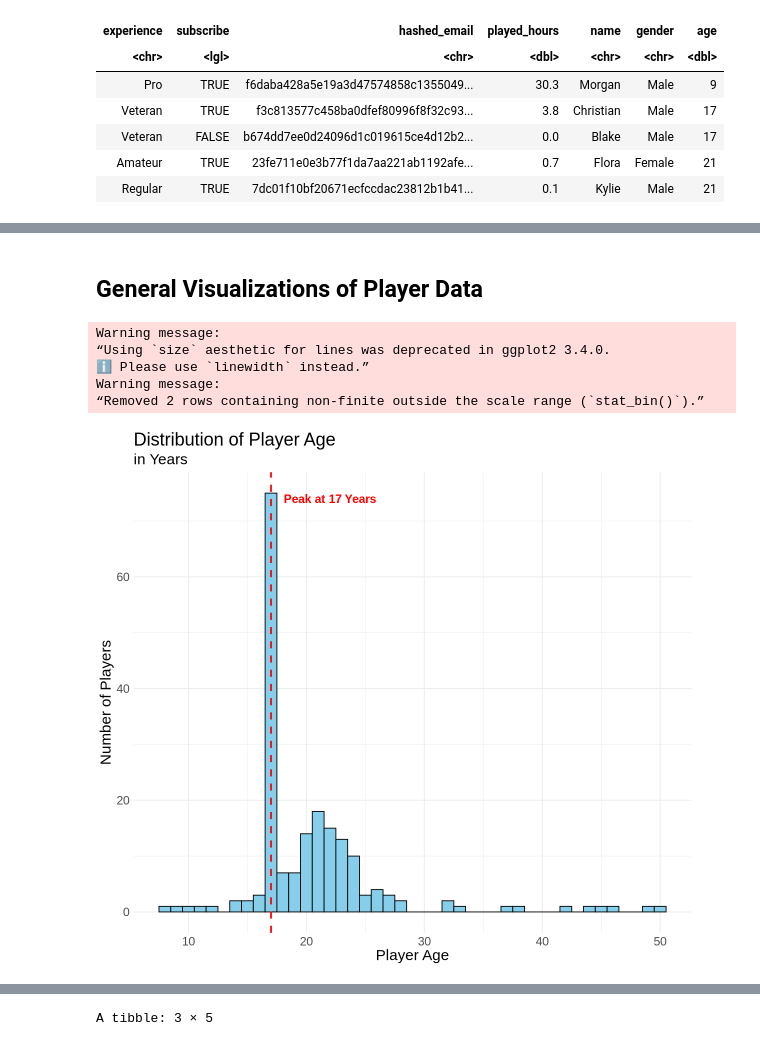
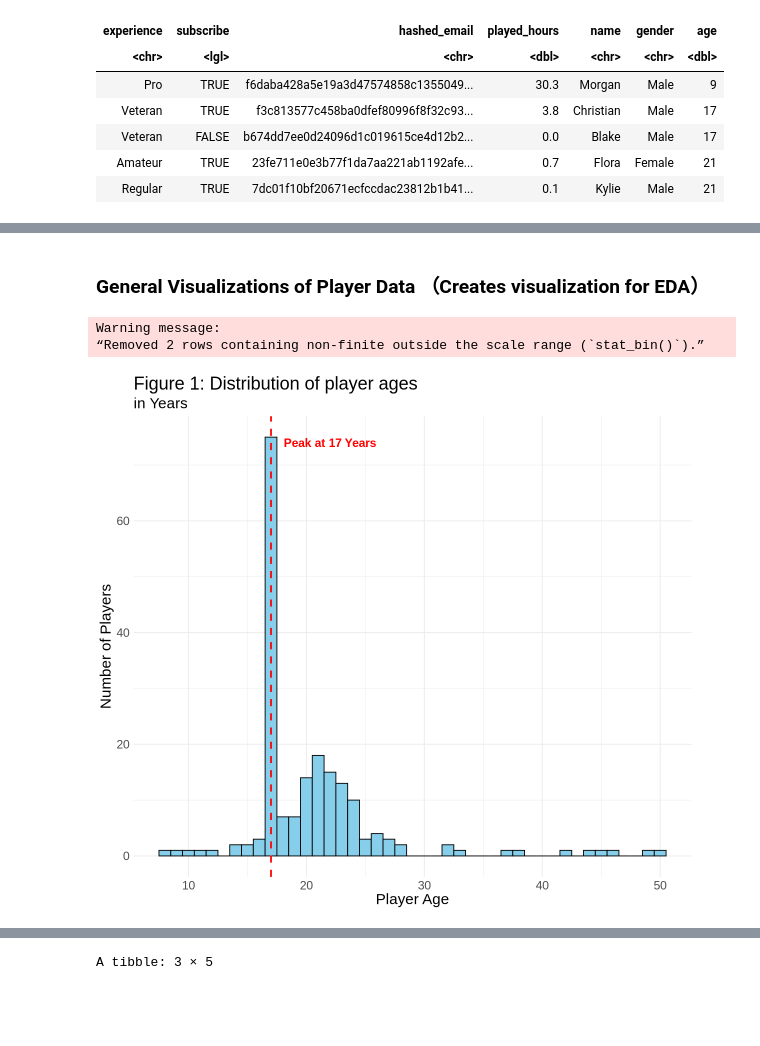
Before and after one commit to arevaura/dsci-100-2024w2-group-9, a Jupyter notebook: DSCI 100 007 - Group 9 Final Report.ipynb, the cells around one changed output, grey strips where cells are left out. Saved outputs shown, nothing was run; the diff lists cells and outputs as text; code cells hidden in the pictures; blank space fills up the shorter version.

```diff
--- a/DSCI 100 007 - Group 9 Final Report.ipynb
+++ b/DSCI 100 007 - Group 9 Final Report.ipynb
@@ -108,7 +104,7 @@ A tibble: 5 × 5
 | bfce39c89d6549f2bb94d8064d3ce69dc... | 25/07/2024 03:22 | 25/07/2024 03:58 | 1.72188e+12 | 1.72188e+12 |
 | 36d9cbb4c6bc0c1a6911436d2da0d09ec... | 25/05/2024 16:01 | 25/05/2024 16:12 | 1.71665e+12 | 1.71665e+12 |
 # %% [markdown]
-## General Visualizations of Player Data
+### General Visualizations of Player Data （Creates visualization for EDA）
 # %%
 peak_age <- players |>
     select(age) |>
@@ -118,35 +114,32 @@ peak_age <- players |>
 # %%
 age_plot <- players |>
     ggplot(aes(x = age)) +
         geom_histogram(binwidth = 1, fill = "skyblue", color = "black") +
         geom_vline(xintercept = peak_age, color = "red", linetype = "dashed", size = 1) +
         annotate(
             "text",
             x = peak_age + 5,
             y = players |>
                 select(age) |>
                 count(age) |>
                 slice_max(n) |>
                 pull(n) - 1,
             label = paste("Peak at", round(peak_age, 1), "Years"),
             color = "red",
             size = 5,
             fontface = "bold") +
         labs(x = "Player Age",
              y = "Number of Players",
-             title = "Distribution of Player Age",
+             title = "Figure 1: Distribution of player ages",
              subtitle = "in Years") +
         theme_minimal() +
         theme(text = element_text(size = 18))
 options(repr.plot.width = 10, repr.plot.height = 9)
 age_plot
 # %% [output]
-Warning message:
-“Using `size` aesthetic for lines was deprecated in ggplot2 3.4.0.
-ℹ Please use `linewidth` instead.”
 Warning message:
 “Removed 2 rows containing non-finite outside the scale range (`stat_bin()`).”
-[figure, old version]
+[figure, new version]
 # %%
 gender_plot <- players |>
     count(gender) |>
```
Also changed, not shown: parts of 13 cells of this notebook.
